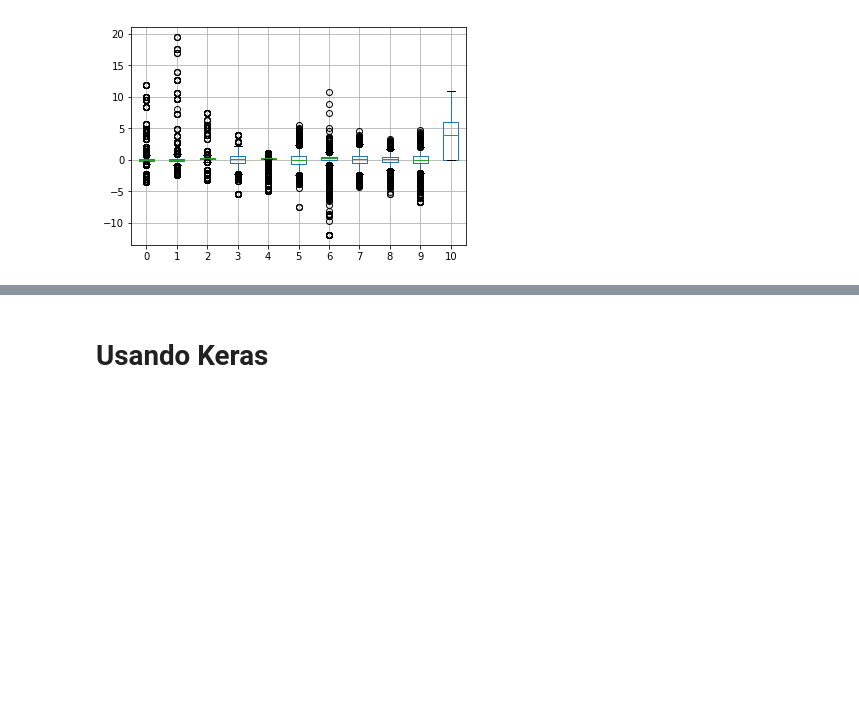
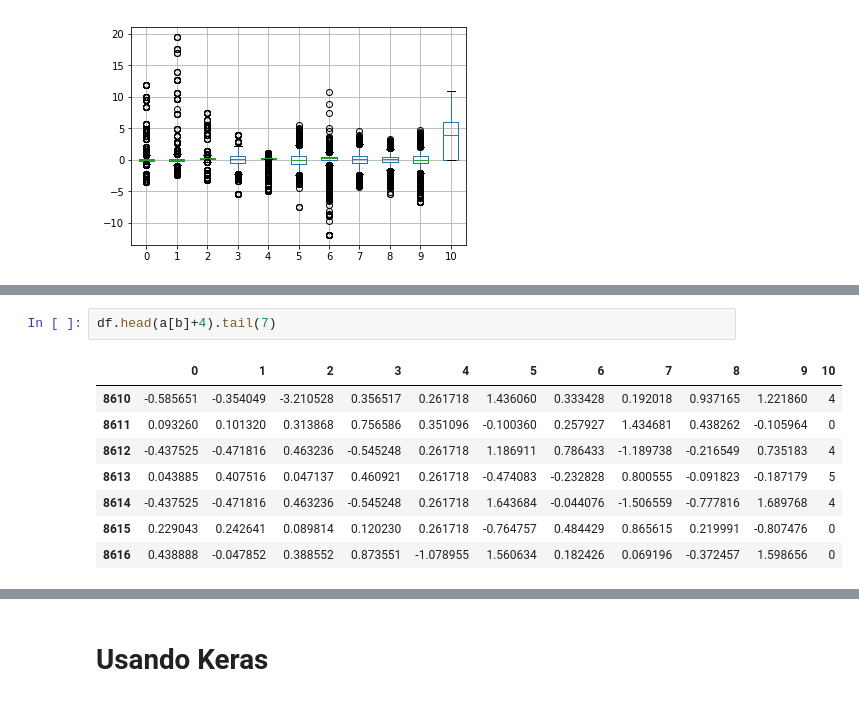
Before and after one commit to nathNath/provadeia, a Jupyter notebook: questaodois/Segunda questão.ipynb, the cells around one changed output, grey strips where cells are left out. Drawn from its saved outputs; the diff is of its cells as text; blank space fills up the shorter version.

```diff
--- a/questaodois/Segunda questão.ipynb
+++ b/questaodois/Segunda questão.ipynb
@@ -327,0 +368,11 @@ if confirmação == 'Y':
+# %%
+df.head(a[b]+4).tail(7)
+# %% [output]
+|  | 0 | 1 | 2 | 3 | 4 | 5 | 6 | 7 | 8 | 9 | 10 |
+| 8610 | -0.585651 | -0.354049 | -3.210528 | 0.356517 | 0.261718 | 1.436060 | 0.333428 | 0.192018 | 0.937165 | 1.221860 | 4 |
+| 8611 | 0.093260 | 0.101320 | 0.313868 | 0.756586 | 0.351096 | -0.100360 | 0.257927 | 1.434681 | 0.438262 | -0.105964 | 0 |
+| 8612 | -0.437525 | -0.471816 | 0.463236 | -0.545248 | 0.261718 | 1.186911 | 0.786433 | -1.189738 | -0.216549 | 0.735183 | 4 |
+| 8613 | 0.043885 | 0.407516 | 0.047137 | 0.460921 | 0.261718 | -0.474083 | -0.232828 | 0.800555 | -0.091823 | -0.187179 | 5 |
+| 8614 | -0.437525 | -0.471816 | 0.463236 | -0.545248 | 0.261718 | 1.643684 | -0.044076 | -1.506559 | -0.777816 | 1.689768 | 4 |
+| 8615 | 0.229043 | 0.242641 | 0.089814 | 0.120230 | 0.261718 | -0.764757 | 0.484429 | 0.865615 | 0.219991 | -0.807476 | 0 |
+| 8616 | 0.438888 | -0.047852 | 0.388552 | 0.873551 | -1.078955 | 1.560634 | 0.182426 | 0.069196 | -0.372457 | 1.598656 | 0 |
```
Also changed, not shown: parts of 26 cells of this notebook.
